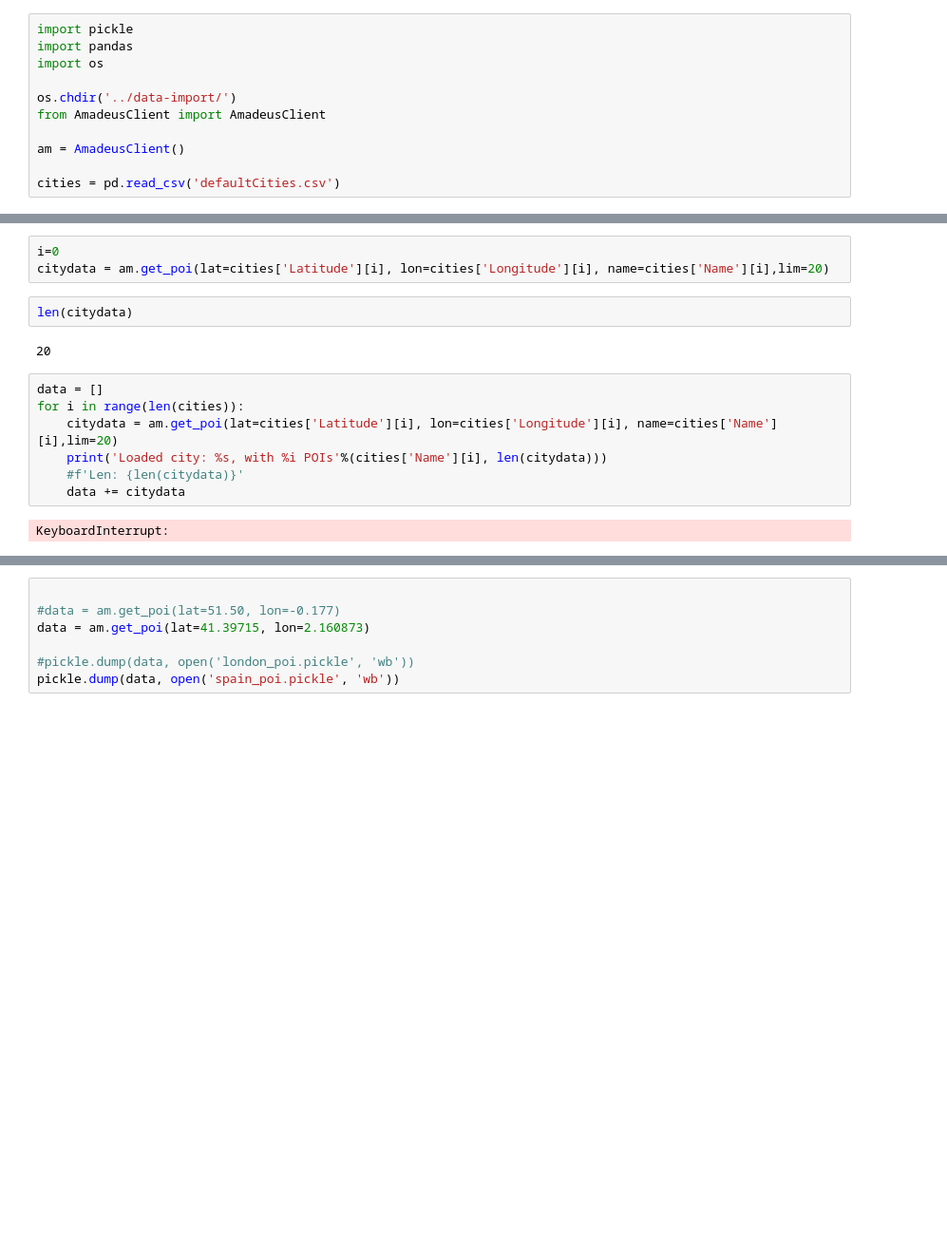
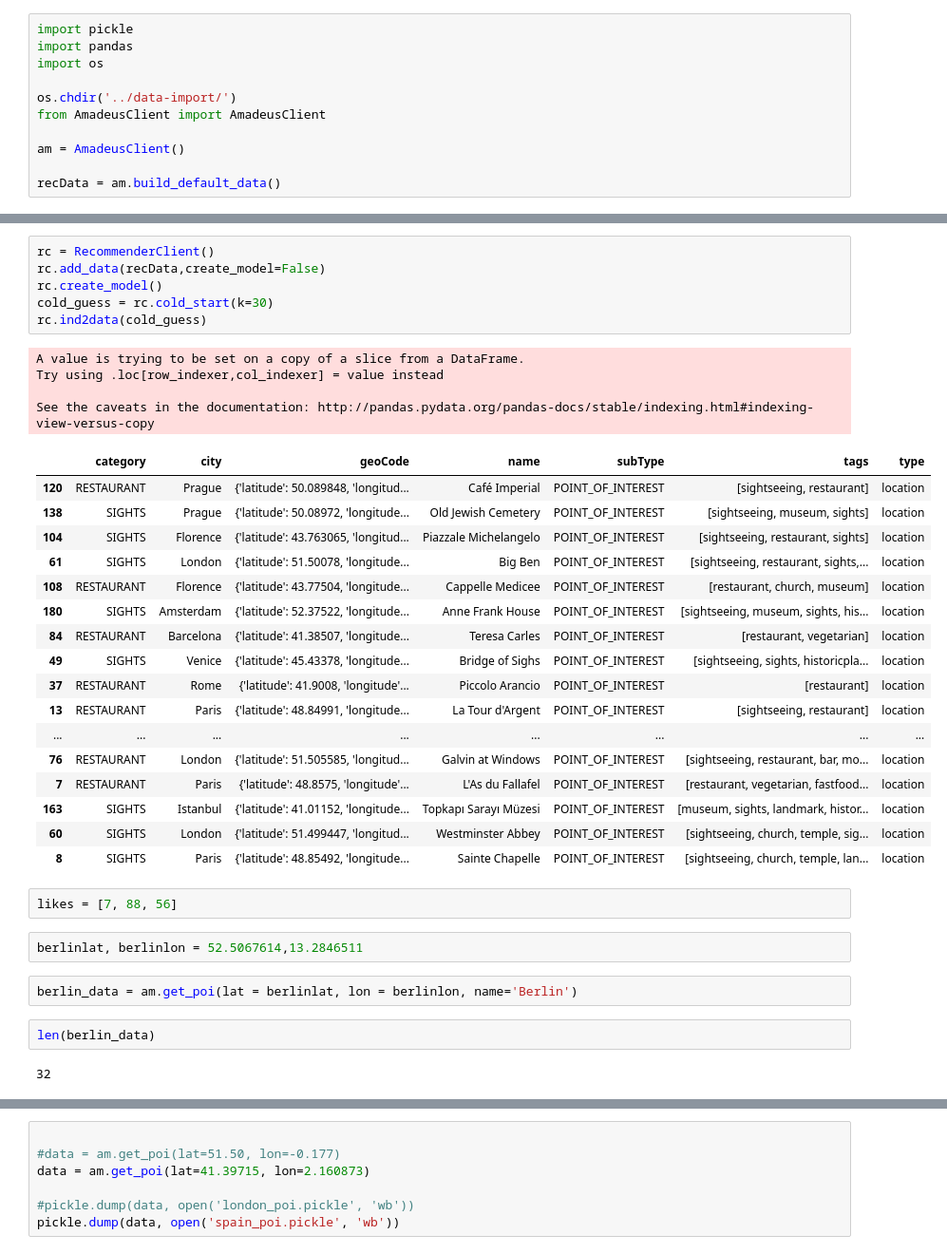
Before and after one commit to dev10110/HackTheJourney_RecommendationSystem, a Jupyter notebook: recommender/RecommenderClient.ipynb, the cells around one changed output, grey strips where cells are left out. Shown at 95% size. Drawn from its saved outputs; the diff is of its cells as text; blank space fills up the shorter version.

```diff
--- a/recommender/RecommenderClient.ipynb
+++ b/recommender/RecommenderClient.ipynb
@@ -82,4 +135,4 @@ from AmadeusClient import AmadeusClient
 
 am = AmadeusClient()
 
-cities = pd.read_csv('defaultCities.csv')
+recData = am.build_default_data()
@@ -109,16 +151,38 @@ SyntaxError: invalid syntax (<ipython-input-11-ca7ded27e0c8>, line 1)
-# %%
-i=0
-citydata = am.get_poi(lat=cities['Latitude'][i], lon=cities['Longitude'][i], name=cities['Name'][i],lim=20)
+# %%
+rc = RecommenderClient()
+rc.add_data(recData,create_model=False)
+rc.create_model()
+cold_guess = rc.cold_start(k=30)
+rc.ind2data(cold_guess)
+# %% [output]
+A value is trying to be set on a copy of a slice from a DataFrame.
+Try using .loc[row_indexer,col_indexer] = value instead
+
+See the caveats in the documentation: http://pandas.pydata.org/pandas-docs/stable/indexing.html#indexing-view-versus-copy
+|  | category | city | geoCode | name | subType | tags | type |
+| 120 | RESTAURANT | Prague | {'latitude': 50.089848, 'longitud... | Café Imperial | POINT_OF_INTEREST | [sightseeing, restaurant] | location |
+| 138 | SIGHTS | Prague | {'latitude': 50.08972, 'longitude... | Old Jewish Cemetery | POINT_OF_INTEREST | [sightseeing, museum, sights] | location |
+| 104 | SIGHTS | Florence | {'latitude': 43.763065, 'longitud... | Piazzale Michelangelo | POINT_OF_INTEREST | [sightseeing, restaurant, sights] | location |
+| 61 | SIGHTS | London | {'latitude': 51.50078, 'longitude... | Big Ben | POINT_OF_INTEREST | [sightseeing, restaurant, sights,... | location |
+| 108 | RESTAURANT | Florence | {'latitude': 43.77504, 'longitude... | Cappelle Medicee | POINT_OF_INTEREST | [restaurant, church, museum] | location |
+| 180 | SIGHTS | Amsterdam | {'latitude': 52.37522, 'longitude... | Anne Frank House | POINT_OF_INTEREST | [sightseeing, museum, sights, his... | location |
+| 84 | RESTAURANT | Barcelona | {'latitude': 41.38507, 'longitude... | Teresa Carles | POINT_OF_INTEREST | [restaurant, vegetarian] | location |
+| 49 | SIGHTS | Venice | {'latitude': 45.43378, 'longitude... | Bridge of Sighs | POINT_OF_INTEREST | [sightseeing, sights, historicpla... | location |
+| 37 | RESTAURANT | Rome | {'latitude': 41.9008, 'longitude'... | Piccolo Arancio | POINT_OF_INTEREST | [restaurant] | location |
+| 13 | RESTAURANT | Paris | {'latitude': 48.84991, 'longitude... | La Tour d'Argent | POINT_OF_INTEREST | [sightseeing, restaurant] | location |
+| ... | ... | ... | ... | ... | ... | ... | ... |
+| 76 | RESTAURANT | London | {'latitude': 51.505585, 'longitud... | Galvin at Windows | POINT_OF_INTEREST | [sightseeing, restaurant, bar, mo... | location |
+| 7 | RESTAURANT | Paris | {'latitude': 48.8575, 'longitude'... | L'As du Fallafel | POINT_OF_INTEREST | [restaurant, vegetarian, fastfood... | location |
+| 163 | SIGHTS | Istanbul | {'latitude': 41.01152, 'longitude... | Topkapı Sarayı Müzesi | POINT_OF_INTEREST | [museum, sights, landmark, histor... | location |
+| 60 | SIGHTS | London | {'latitude': 51.499447, 'longitud... | Westminster Abbey | POINT_OF_INTEREST | [sightseeing, church, temple, sig... | location |
+| 8 | SIGHTS | Paris | {'latitude': 48.85492, 'longitude... | Sainte Chapelle | POINT_OF_INTEREST | [sightseeing, church, temple, lan... | location |
+# %%
+likes = [7, 88, 56]
+# %%
+berlinlat, berlinlon = 52.5067614,13.2846511
+# %%
+berlin_data = am.get_poi(lat = berlinlat, lon = berlinlon, name='Berlin')
 # %%
-len(citydata)
+len(berlin_data)
 # %% [output]
-20
+32
-# %%
-data = []
-for i in range(len(cities)):
-    citydata = am.get_poi(lat=cities['Latitude'][i], lon=cities['Longitude'][i], name=cities['Name'][i],lim=20)
-    print('Loaded city: %s, with %i POIs'%(cities['Name'][i], len(citydata)))
-    #f'Len: {len(citydata)}'
-    data += citydata
-# %% [output]
-KeyboardInterrupt:
```
Also changed, not shown: parts of 16 cells of this notebook, 3 other files.
